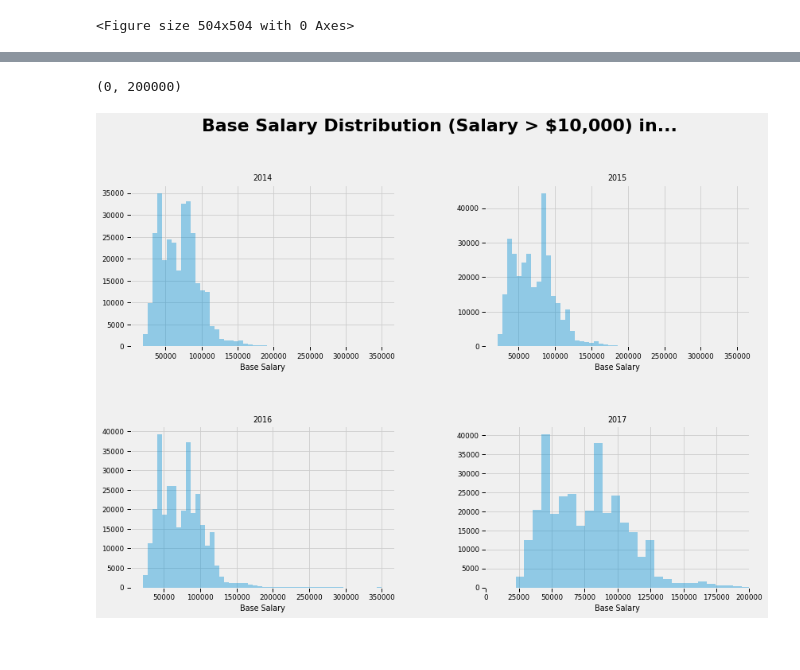
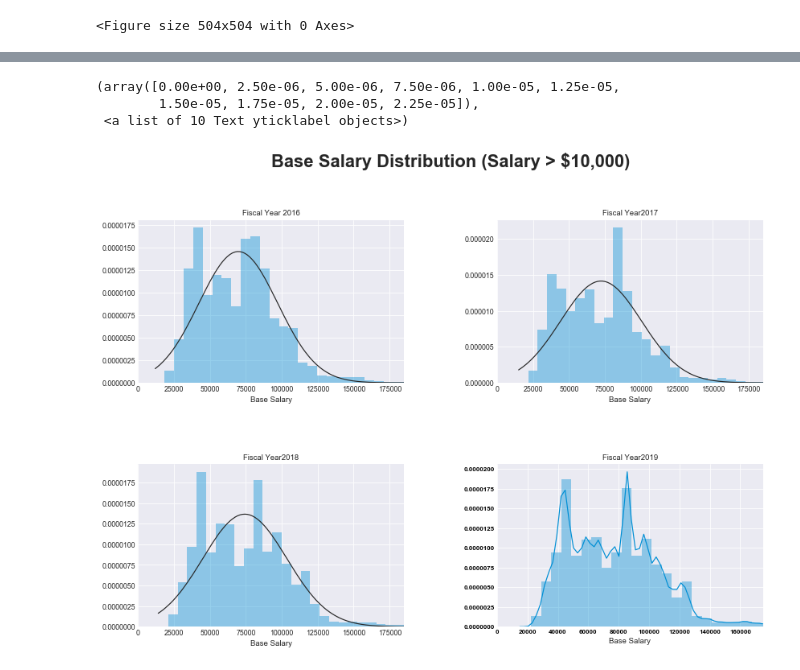
Before and after one commit to jhenvi/NYC-Citywide-Payroll-Data, a Jupyter notebook: NYC_PayrollAnalysis.ipynb, the cells around one changed output, grey strips where cells are left out. Cells and saved outputs as stored; diff of their text form; code cells hidden in the pictures.

```diff
--- a/NYC_PayrollAnalysis.ipynb
+++ b/NYC_PayrollAnalysis.ipynb
@@ -232,4 +242,9 @@ plt.savefig('output/2019_Agencies_w_most employes.png')
 # %%
+
+
+possibilities = [u'seaborn-darkgrid', u'seaborn-notebook', u'classic', u'seaborn-ticks', u'grayscale', u'bmh', u'seaborn-talk', u'dark_background', u'ggplot', u'fivethirtyeight', u'_classic_test', u'seaborn-colorblind', u'seaborn-deep', u'seaborn-whitegrid', u'seaborn-bright', u'seaborn-poster', u'seaborn-muted', u'seaborn-paper', u'seaborn-white', u'seaborn-pastel', u'seaborn-dark', u'seaborn', u'seaborn-dark-palette']
+
+
 # For values greater than 20K, calculated mean and median for regular gross pay
 x = payroll_data1[(payroll_data1["Pay Basis"] == "per Annum") & (payroll_data1["Regular Gross Paid"] > 20000) & (payroll_data1["Base Salary"] > 20000)]
 
@@ -254,6 +269,8 @@ plt.xlabel("Fiscal Year", fontsize=14, weight= 'bold')
 plt.grid("True")
 plt.legend(["Median", "Mean"],loc="right", fontsize=14, fancybox=True)
 
+plt.grid(color='b', ls = '-.', lw = 0.25)
+
 # Show the Figure
 plt.show()
 # Save the Figure
@@ -386,12 +447,23 @@ Text(100000, 1.3e-05, 'Sub-set of employees with salary above $10K')
 sb.set_context("paper")
 sb.distplot(f17["Base Salary"],fit=norm,kde=False)
 
+
 #Title and Description
+possibilities = [u'seaborn-darkgrid', u'seaborn-notebook', u'classic', u'seaborn-ticks', u'grayscale', u'bmh', u'seaborn-talk', u'dark_background', u'ggplot', u'fivethirtyeight', u'_classic_test', u'seaborn-colorblind', u'seaborn-deep', u'seaborn-whitegrid', u'seaborn-bright', u'seaborn-poster', u'seaborn-muted', u'seaborn-paper', u'seaborn-white', u'seaborn-pastel', u'seaborn-dark', u'seaborn', u'seaborn-dark-palette']
 plt.xlim(left=0, right=200000)
-plt.title("Distribution of Gross Pay 2019", loc="left",fontsize=25, color="cadetblue", fontweight= "bold", alpha=.90)
+plt.suptitle("Distribution of Base Salary Fiscal Years 2019 vs. 2018",fontweight='bold', fontsize=24, color="cadetblue", alpha=.90)
+
 plt.text(x=100000, y=.000013, s="Sub-set of employees with salary above $10K", fontsize=8,alpha=.65)
 
+plt.xticks(fontsize=8, weight= 'bold',rotation=0, color='black')
+plt.yticks(fontsize=8, weight= 'bold',rotation=0, color='black')
 
+#Comparison to prior FY distribution
 sb.set_context("paper")
 sb.distplot(f18["Regular Gross Paid"],fit=norm,kde=False, color="b")
+plt.grid(color='b', ls = '-.', lw = 0.25)
+# Show the Figure
+plt.show()
+#save figure
+plt.savefig('output/Dist_Gross_Pay_FY19Plot.png')
 # %% [output]
@@ -400,23 +513,37 @@ sb.distplot(f18["Regular Gross Paid"],fit=norm,kde=False, color="b")
 # %%
 # Distribution of Base Salary for Annual Employees making over 10,000
+possibilities = [u'seaborn-darkgrid', u'seaborn-notebook', u'classic', u'seaborn-ticks', u'grayscale', u'bmh', u'seaborn-talk', u'dark_background', u'ggplot', u'fivethirtyeight', u'_classic_test', u'seaborn-colorblind', u'seaborn-deep', u'seaborn-whitegrid', u'seaborn-bright', u'seaborn-poster', u'seaborn-muted', u'seaborn-paper', u'seaborn-white', u'seaborn-pastel', u'seaborn-dark', u'seaborn', u'seaborn-dark-palette']
+
 fig1 = plt.figure(figsize=(12,9))
-ax6 = fig1.add_subplot(221)
-ax7 = fig1.add_subplot(222)
-ax8  = fig1.add_subplot(223)
-ax9 = fig1.add_subplot(224)
+ax2 = fig1.add_subplot(221)
+ax3 = fig1.add_subplot(222)
+ax4  = fig1.add_subplot(223)
+ax5 = fig1.add_subplot(224)
  # titles
-fig1.suptitle("Base Salary Distribution (Salary > $10,000) in...",fontweight='bold', fontsize=22)
-ax6.title.set_text('2014')
-ax7.title.set_text('2015')
-ax8.title.set_text('2016')
-ax9.title.set_text('2017')
-sb.distplot(f16["Base Salary"],kde=False, ax=ax6)
-sb.distplot(f17["Base Salary"],kde=False, ax=ax7)
-sb.distplot(f18["Base Salary"],kde=False, ax=ax8)
-sb.distplot(f19["Base Salary"],kde=False, ax=ax9)
+fig1.suptitle("Base Salary Distribution (Salary > $10,000)",fontweight='bold', fontsize=22)
+ax2.title.set_text('Fiscal Year 2016')
+ax3.title.set_text('Fiscal Year2017')
+ax4.title.set_text('Fiscal Year2018')
+ax5.title.set_text('Fiscal Year2019')
+sb.distplot(f16["Base Salary"],fit=norm,kde=False, ax=ax2)
+ax2.set_xlim(0,185000)
+ax3.set_xlim(0,185000)
+ax4.set_xlim(0,185000)
+ax5.set_xlim(0,185000)
+
+
+sb.distplot(f17["Base Salary"],fit=norm,kde=False, ax=ax3)
+plt.xlim(left=0, right=200000)
+sb.distplot(f18["Base Salary"],fit=norm,kde=False, ax=ax4)
+plt.xlim(left=0, right=200000)
+sb.distplot(f19["Base Salary"], ax=ax5)
 plt.subplots_adjust(left=.05, right=.95,hspace=.5, wspace=.35,top=.85)
-plt.xlim(left=0, right=200000)
-# WONT RUN if I take out the "kde=False" paramter in the 4th distplot, so thats why its not on the 2017 graph.
+plt.xlim(left=0, right=175000)
+
+plt.xticks(fontsize=8, weight= 'bold',rotation=0, color='black')
+plt.yticks(fontsize=8, weight= 'bold',rotation=0, color='black')
 # %% [output]
-(0, 200000)
+(array([0.00e+00, 2.50e-06, 5.00e-06, 7.50e-06, 1.00e-05, 1.25e-05,
+        1.50e-05, 1.75e-05, 2.00e-05, 2.25e-05]),
+ <a list of 10 Text yticklabel objects>)
-[figure, old version]
+[figure, new version]
```
Also changed, not shown: parts of 17 cells of this notebook, 15 other files.
